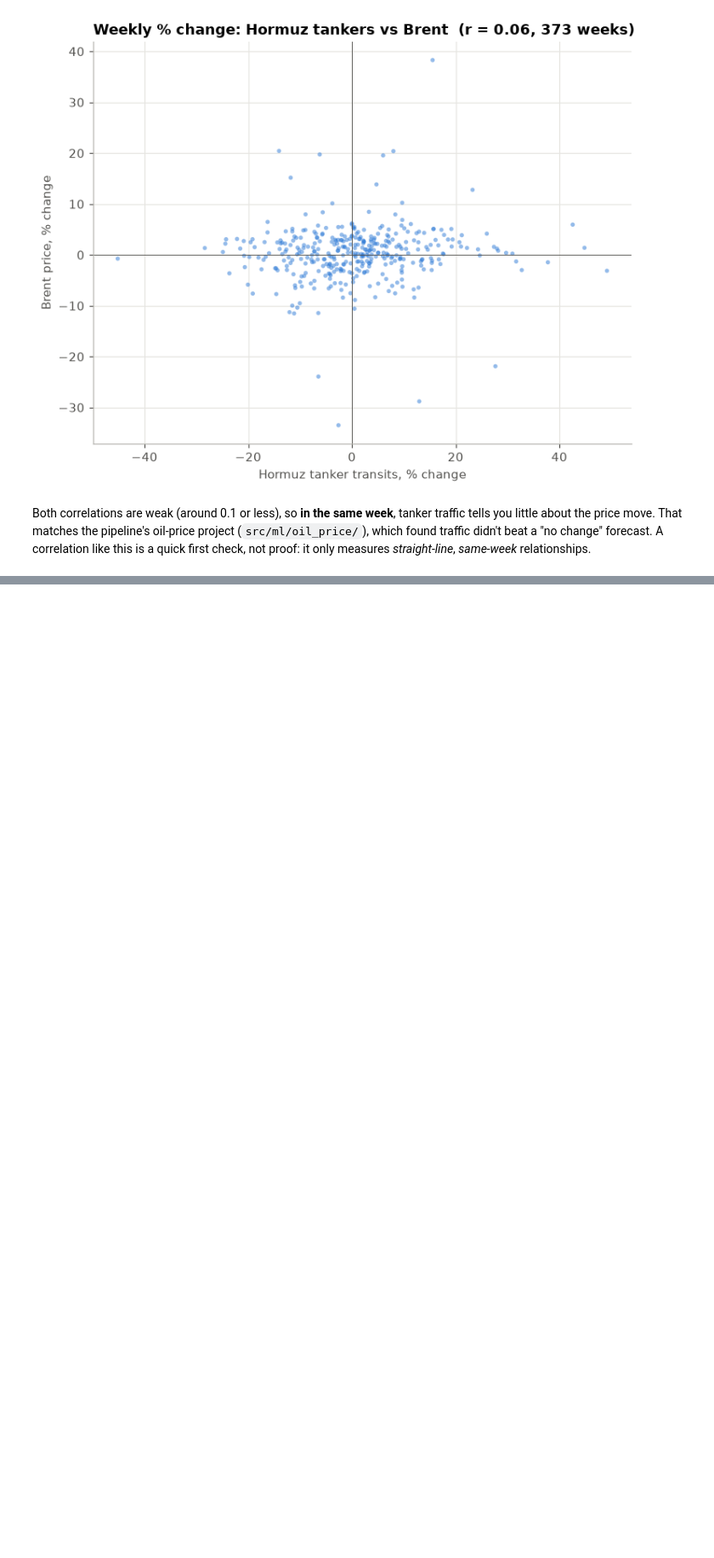
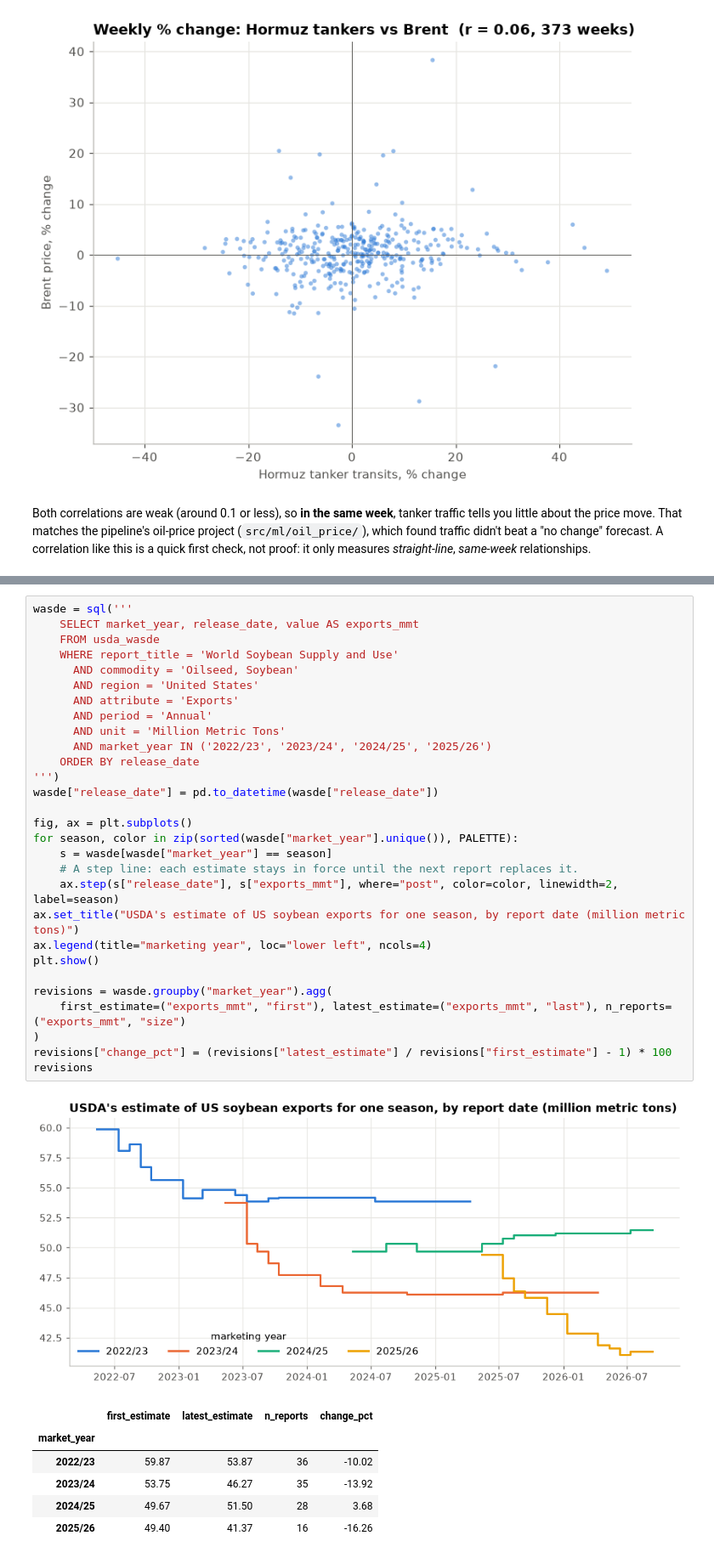
Before and after one commit to Zanderl1987/ShippingDataPipeline, a Jupyter notebook: notebooks/shipping_eda.ipynb, the cells around one changed output, grey strips where cells are left out. Shown at 85% size. Saved outputs shown, nothing was run; the diff lists cells and outputs as text; blank space fills up the shorter version.

```diff
--- a/notebooks/shipping_eda.ipynb
+++ b/notebooks/shipping_eda.ipynb
@@ -1371,0 +1393,37 @@ That matches the pipeline's oil-price project (`src/ml/oil_price/`), which found
+# %%
+wasde = sql('''
+    SELECT market_year, release_date, value AS exports_mmt
+    FROM usda_wasde
+    WHERE report_title = 'World Soybean Supply and Use'
+      AND commodity = 'Oilseed, Soybean'
+      AND region = 'United States'
+      AND attribute = 'Exports'
+      AND period = 'Annual'
+      AND unit = 'Million Metric Tons'
+      AND market_year IN ('2022/23', '2023/24', '2024/25', '2025/26')
+    ORDER BY release_date
+''')
+wasde["release_date"] = pd.to_datetime(wasde["release_date"])
+
+fig, ax = plt.subplots()
+for season, color in zip(sorted(wasde["market_year"].unique()), PALETTE):
+    s = wasde[wasde["market_year"] == season]
+    # A step line: each estimate stays in force until the next report replaces it.
+    ax.step(s["release_date"], s["exports_mmt"], where="post", color=color, linewidth=2, label=season)
+ax.set_title("USDA's estimate of US soybean exports for one season, by report date (million metric tons)")
+ax.legend(title="marketing year", loc="lower left", ncols=4)
+plt.show()
+
+revisions = wasde.groupby("market_year").agg(
+    first_estimate=("exports_mmt", "first"), latest_estimate=("exports_mmt", "last"), n_reports=("exports_mmt", "size")
+)
+revisions["change_pct"] = (revisions["latest_estimate"] / revisions["first_estimate"] - 1) * 100
+revisions
+# %% [output]
+[figure, added]
+|  | first_estimate | latest_estimate | n_reports | change_pct |
+| market_year |  |  |  |  |
+| 2022/23 | 59.87 | 53.87 | 36 | -10.02 |
+| 2023/24 | 53.75 | 46.27 | 35 | -13.92 |
+| 2024/25 | 49.67 | 51.50 | 28 | 3.68 |
+| 2025/26 | 49.40 | 41.37 | 16 | -16.26 |
```
Also changed, not shown: parts of 46 cells of this notebook.
